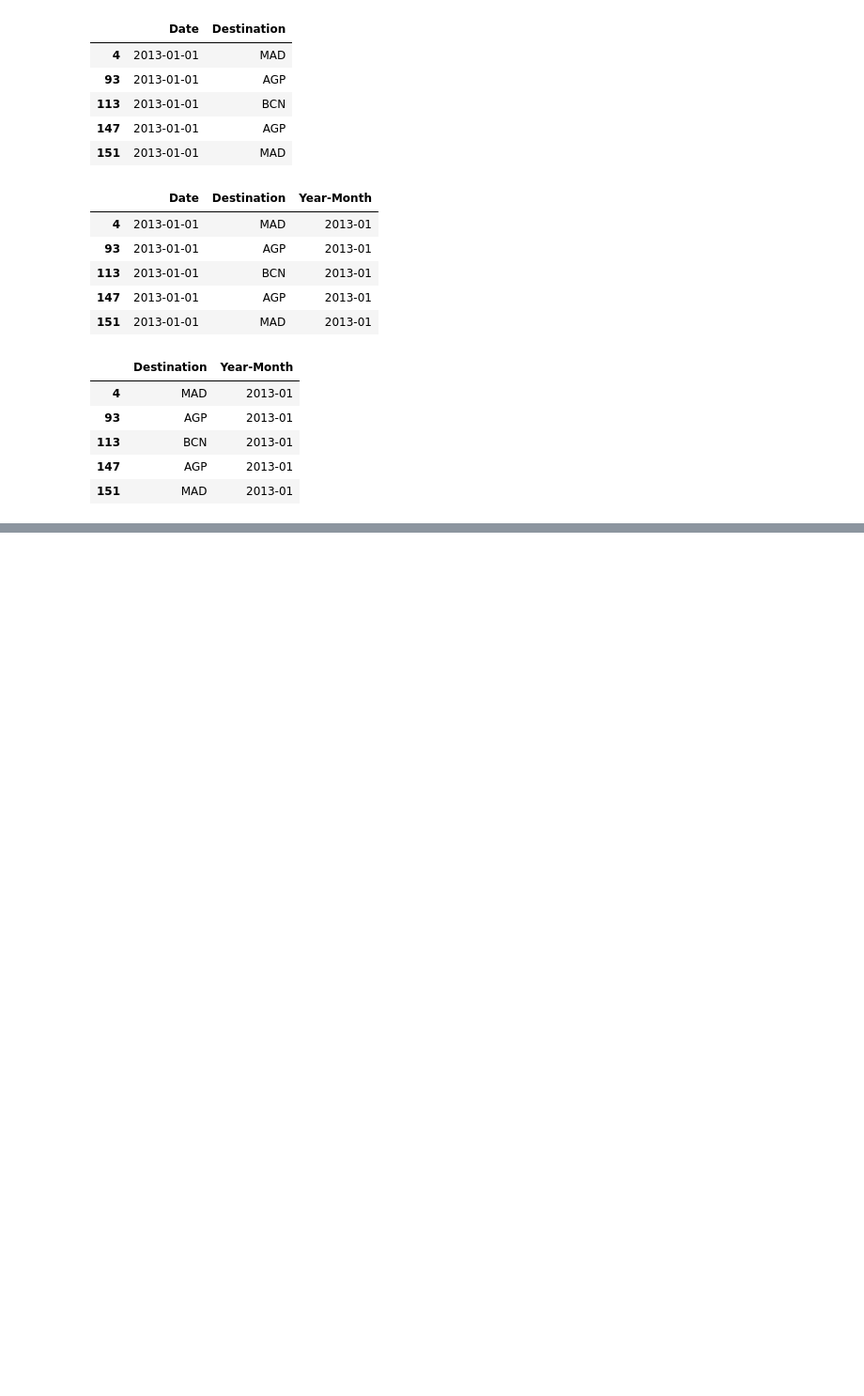
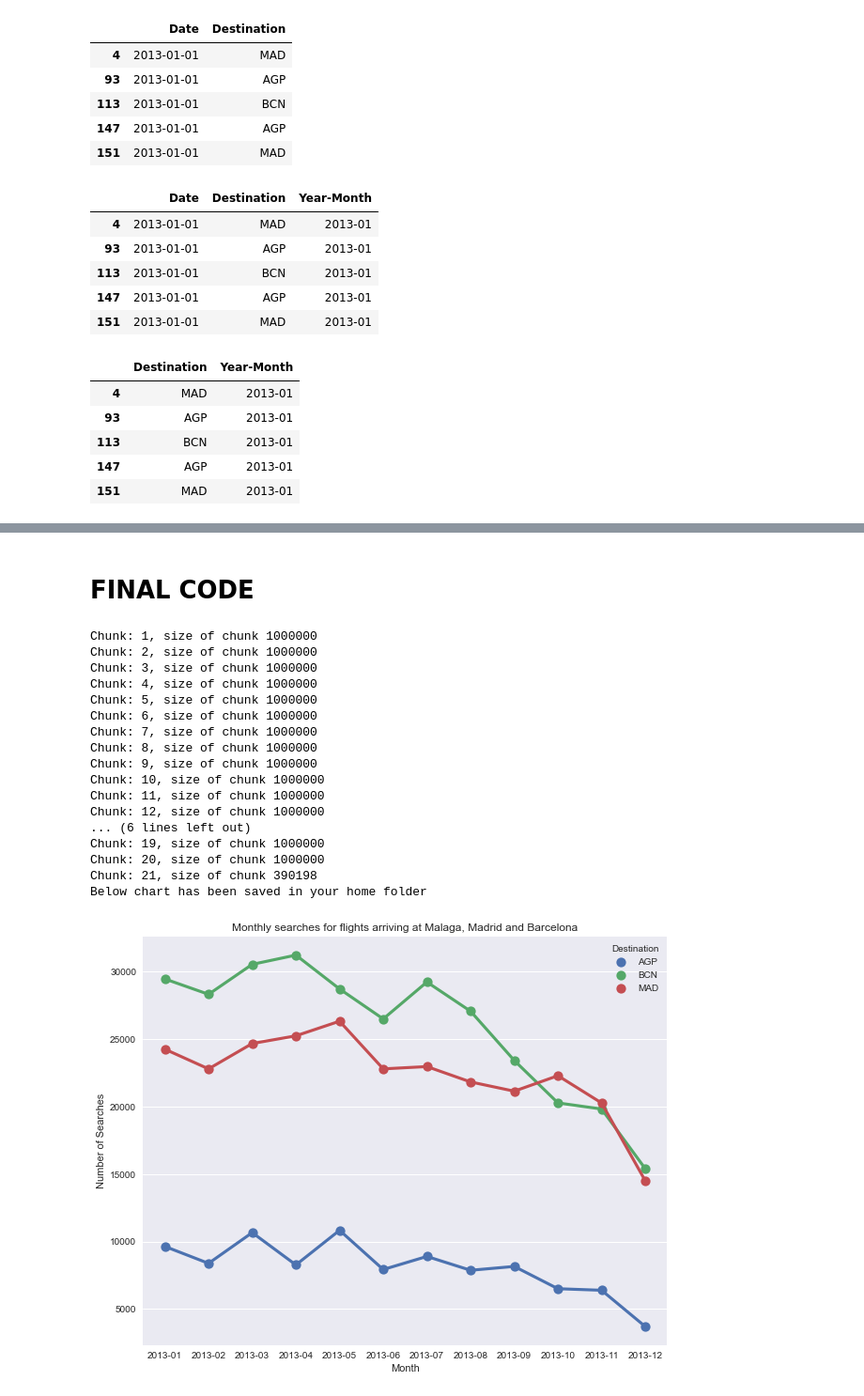
Before and after one commit to corti-acs/dschallenge, a Jupyter notebook: exercise3.ipynb, the cells around one changed output, grey strips where cells are left out. Shown at 94% size. Drawn from its saved outputs; the diff is of its cells as text; code cells hidden in the pictures; blank space fills up the shorter version.

```diff
--- a/exercise3.ipynb
+++ b/exercise3.ipynb
@@ -154,0 +318,60 @@ searches.head()
+# %% [markdown]
+# FINAL CODE
+# %%
+#import libraries
+
+import seaborn as sns
+import pandas as pd
+import bz2
+
+# Chunk process reading "big data" and grouping by requested cities
+
+searches = pd.read_csv ('searches.csv', sep = '^', usecols = ['Destination', 'Date'],\
+                 chunksize= 1000000)
+
+results = pd.DataFrame()
+
+for i, chunk in enumerate (searches):
+    print ("Chunk: %d, size of chunk %d"%(i+1, len(chunk)))
+    searches= chunk.dropna()
+    searchFilter= searches[searches['Destination'].isin (['MAD', 'BCN', 'AGP'])].copy()
+    searchFilter['Year-Month']=searchFilter['Date'].str[0:7]
+    searchFilter.drop('Date', axis = 1, inplace = True)
+    searchFilter_gr= searchFilter.reset_index().groupby(['Year-Month', 'Destination']).count().reset_index()
+    results=results.append(searchFilter_gr)
+
+all_results_gr = all_results.groupby(['Year-Month', 'Destination']).sum().reset_index()
+all_results_gr.rename (columns = {'index' : 'Num_Searches'}, inplace = True)
+
+#Plotting with seaborn
+
+plt.style.use('seaborn')
+fig, ax=plt.subplots(figsize=(10,8))
+
+ax=sns.pointplot (x= 'Year-Month', y= 'Num_Searches', hue = 'Destination', data=all_results_gr)
+ax.set(xlabel ='Month', ylabel='Number of Searches')
+ax.set_title("Monthly searches for flights arriving at Malaga, Madrid and Barcelona")
+
+#Exporting chart to file
+ax.figure.savefig('output.png')
+
+print ("Below chart has been saved in your home folder")
+# %% [output]
+Chunk: 1, size of chunk 1000000
+Chunk: 2, size of chunk 1000000
+Chunk: 3, size of chunk 1000000
+Chunk: 4, size of chunk 1000000
+Chunk: 5, size of chunk 1000000
+Chunk: 6, size of chunk 1000000
+Chunk: 7, size of chunk 1000000
+Chunk: 8, size of chunk 1000000
+Chunk: 9, size of chunk 1000000
+Chunk: 10, size of chunk 1000000
+Chunk: 11, size of chunk 1000000
+Chunk: 12, size of chunk 1000000
+... (6 lines left out)
+Chunk: 19, size of chunk 1000000
+Chunk: 20, size of chunk 1000000
+Chunk: 21, size of chunk 390198
+Below chart has been saved in your home folder
+[figure, added]
```
Also changed, not shown: parts of 36 cells of this notebook.
